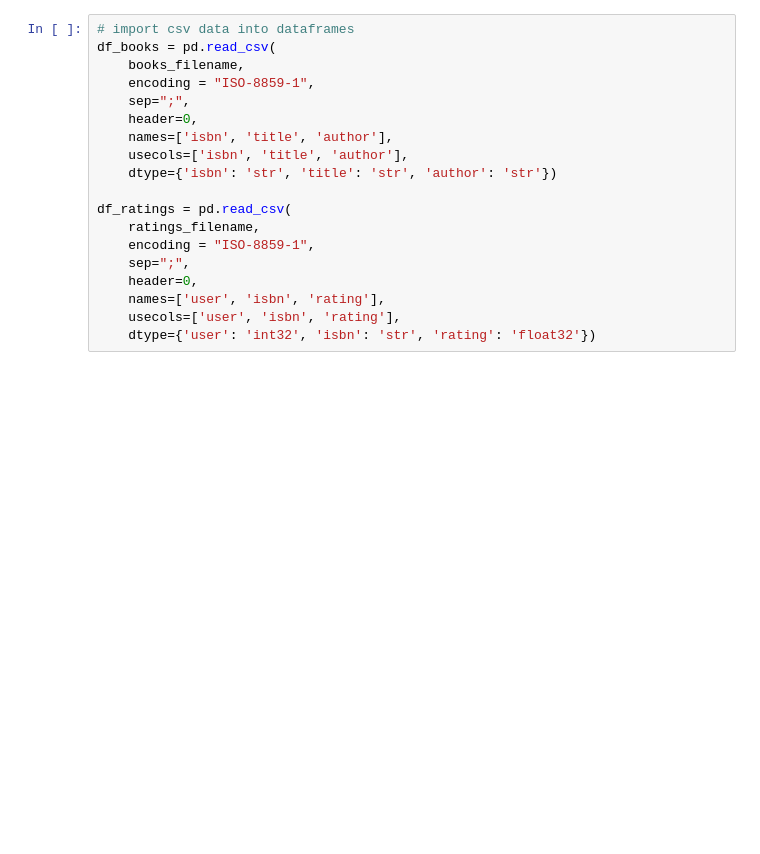
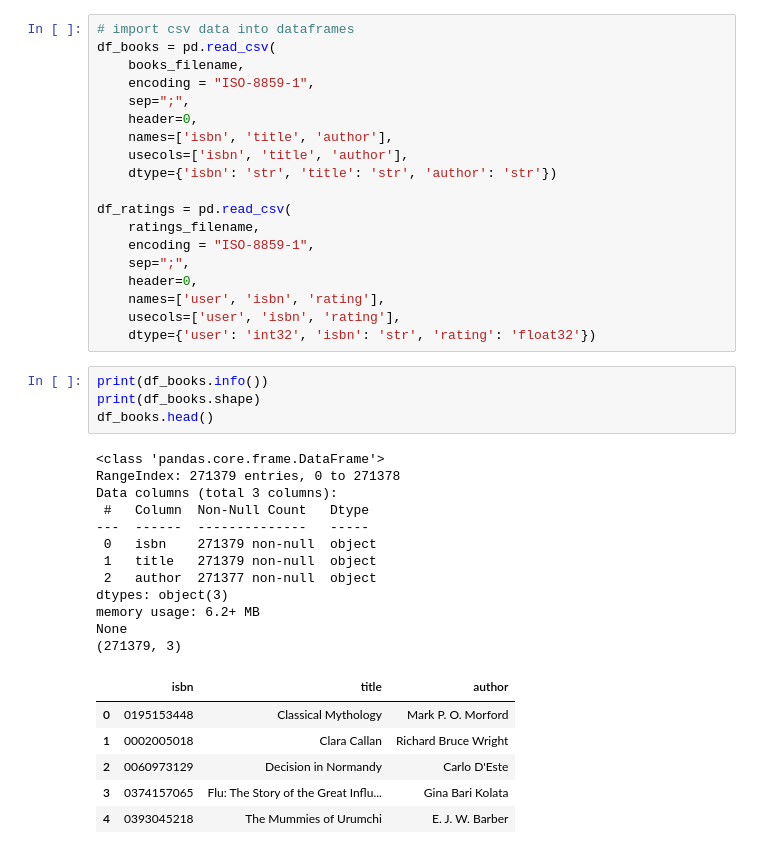
Before and after one commit to p16111121/fcc_book_recommendation_knn_test, a Jupyter notebook: fcc_book_recommendation_knn_test.ipynb, the cells around one changed output. Saved outputs shown, nothing was run; the diff lists cells and outputs as text; blank space fills up the shorter version.

```diff
--- a/fcc_book_recommendation_knn_test.ipynb
+++ b/fcc_book_recommendation_knn_test.ipynb
@@ -34,3 +53,26 @@ df_ratings = pd.read_csv(
     names=['user', 'isbn', 'rating'],
     usecols=['user', 'isbn', 'rating'],
     dtype={'user': 'int32', 'isbn': 'str', 'rating': 'float32'})
+# %%
+print(df_books.info())
+print(df_books.shape)
+df_books.head()
+# %% [output]
+<class 'pandas.core.frame.DataFrame'>
+RangeIndex: 271379 entries, 0 to 271378
+Data columns (total 3 columns):
+ #   Column  Non-Null Count   Dtype
+---  ------  --------------   -----
+ 0   isbn    271379 non-null  object
+ 1   title   271379 non-null  object
+ 2   author  271377 non-null  object
+dtypes: object(3)
+memory usage: 6.2+ MB
+None
+(271379, 3)
+|  | isbn | title | author |
+| 0 | 0195153448 | Classical Mythology | Mark P. O. Morford |
+| 1 | 0002005018 | Clara Callan | Richard Bruce Wright |
+| 2 | 0060973129 | Decision in Normandy | Carlo D'Este |
+| 3 | 0374157065 | Flu: The Story of the Great Influ... | Gina Bari Kolata |
+| 4 | 0393045218 | The Mummies of Urumchi | E. J. W. Barber |
```
Also changed, not shown: parts of 11 cells of this notebook.
